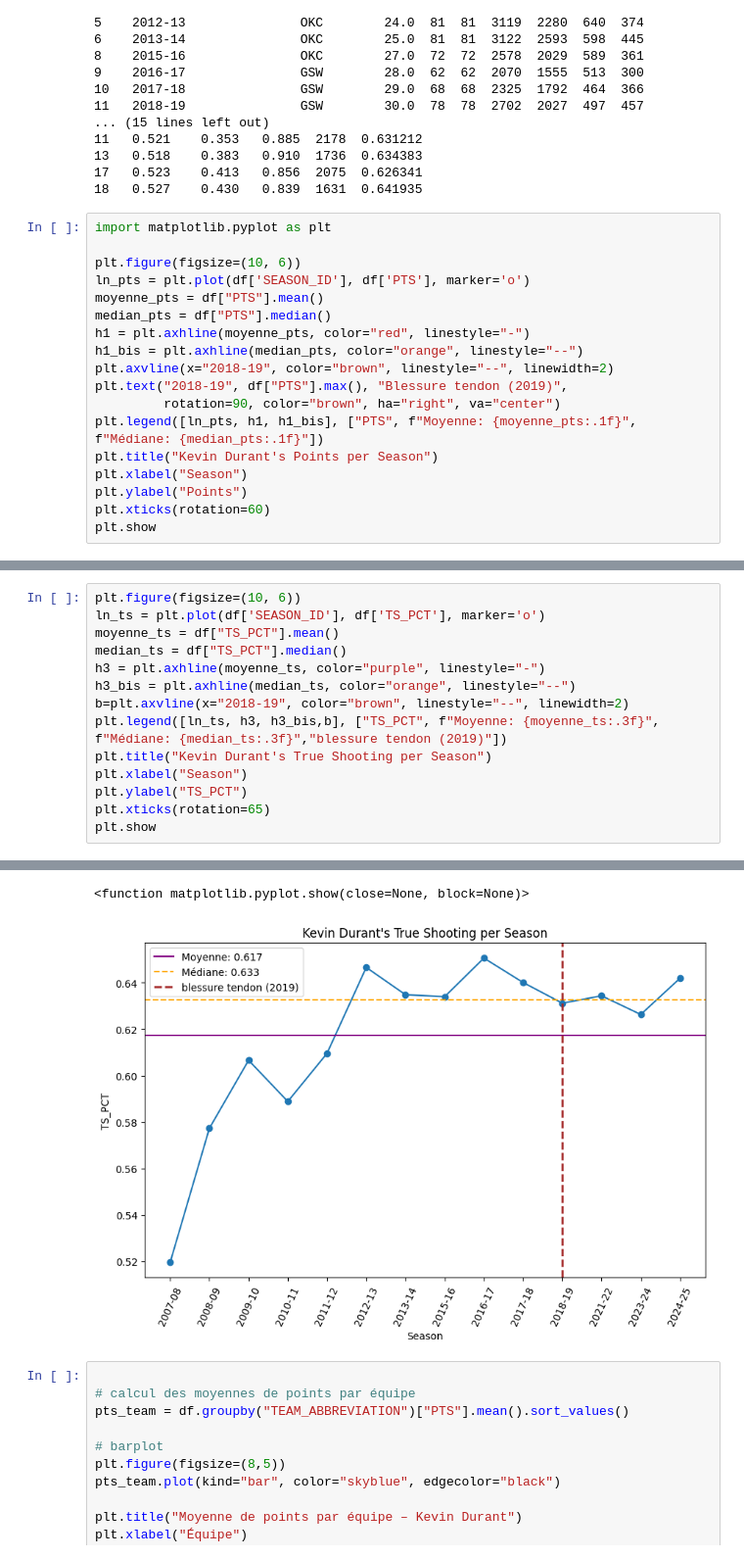
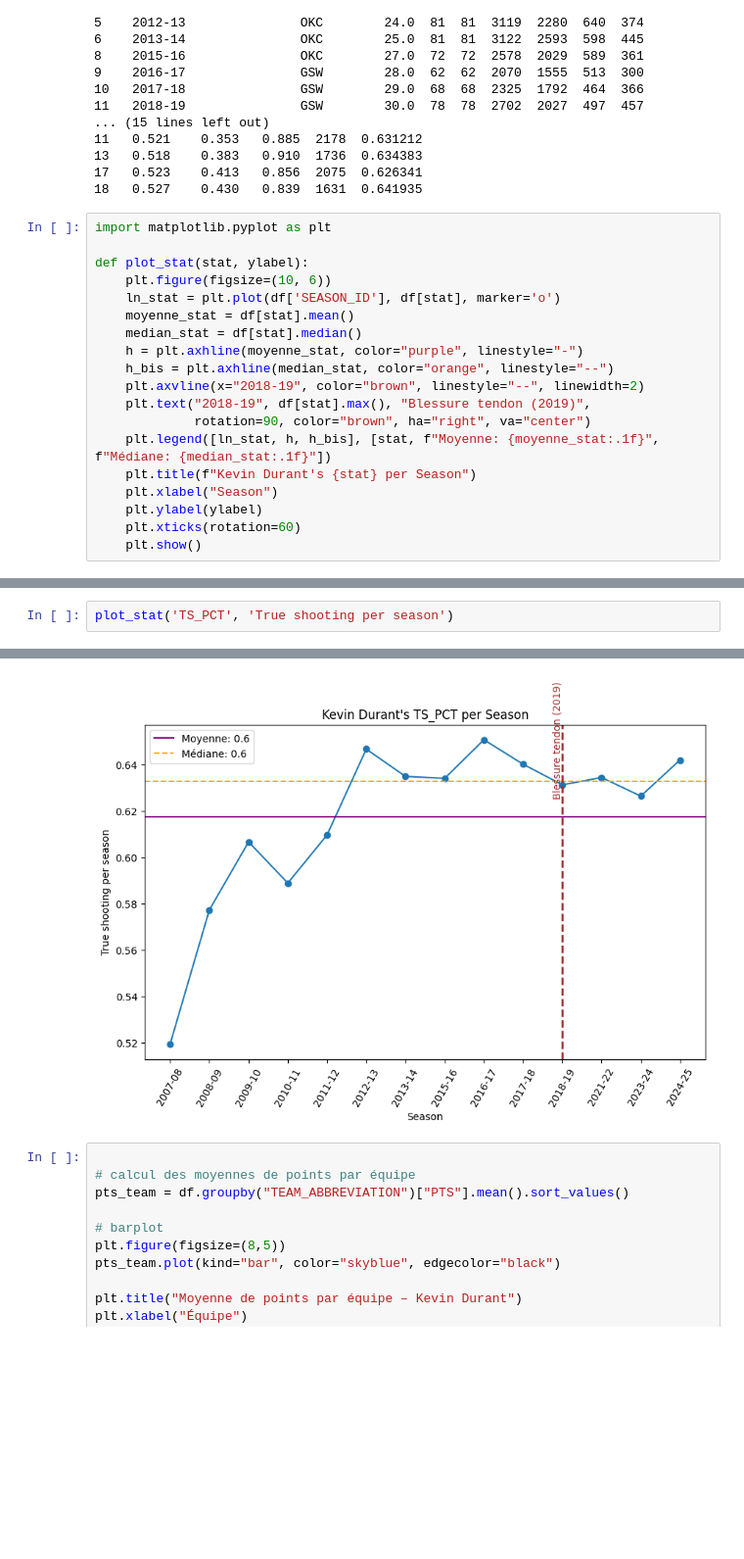
Before and after one commit to DevTounsi/nba-analytics, a Jupyter notebook: notebooks/02_eda.ipynb, the cells around one changed output, grey strips where cells are left out. Shown at 98% size. Saved outputs shown, nothing was run; the diff lists cells and outputs as text; blank space fills up the shorter version.

```diff
--- a/notebooks/02_eda.ipynb
+++ b/notebooks/02_eda.ipynb
@@ -25,18 +25,19 @@ print(df)
 # %%
 import matplotlib.pyplot as plt
 
-plt.figure(figsize=(10, 6))
-ln_pts = plt.plot(df['SEASON_ID'], df['PTS'], marker='o')
-moyenne_pts = df["PTS"].mean()
-median_pts = df["PTS"].median()
-h1 = plt.axhline(moyenne_pts, color="red", linestyle="-")
-h1_bis = plt.axhline(median_pts, color="orange", linestyle="--")
-plt.axvline(x="2018-19", color="brown", linestyle="--", linewidth=2)
-plt.text("2018-19", df["PTS"].max(), "Blessure tendon (2019)",
-         rotation=90, color="brown", ha="right", va="center")
-plt.legend([ln_pts, h1, h1_bis], ["PTS", f"Moyenne: {moyenne_pts:.1f}", f"Médiane: {median_pts:.1f}"])
-plt.title("Kevin Durant's Points per Season")
-plt.xlabel("Season")
-plt.ylabel("Points")
-plt.xticks(rotation=60)
-plt.show
+def plot_stat(stat, ylabel):
+    plt.figure(figsize=(10, 6))
+    ln_stat = plt.plot(df['SEASON_ID'], df[stat], marker='o')
+    moyenne_stat = df[stat].mean()
+    median_stat = df[stat].median()
+    h = plt.axhline(moyenne_stat, color="purple", linestyle="-")
+    h_bis = plt.axhline(median_stat, color="orange", linestyle="--")
+    plt.axvline(x="2018-19", color="brown", linestyle="--", linewidth=2)
+    plt.text("2018-19", df[stat].max(), "Blessure tendon (2019)",
+             rotation=90, color="brown", ha="right", va="center")
+    plt.legend([ln_stat, h, h_bis], [stat, f"Moyenne: {moyenne_stat:.1f}", f"Médiane: {median_stat:.1f}"])
+    plt.title(f"Kevin Durant's {stat} per Season")
+    plt.xlabel("Season")
+    plt.ylabel(ylabel)
+    plt.xticks(rotation=60)
+    plt.show()
@@ -71,17 +58,5 @@ See: https://matplotlib.org/stable/users/explain/axes/legend_guide.html#controll
 # %%
-plt.figure(figsize=(10, 6))
-ln_ts = plt.plot(df['SEASON_ID'], df['TS_PCT'], marker='o')
-moyenne_ts = df["TS_PCT"].mean()
-median_ts = df["TS_PCT"].median()
-h3 = plt.axhline(moyenne_ts, color="purple", linestyle="-")
-h3_bis = plt.axhline(median_ts, color="orange", linestyle="--")
-b=plt.axvline(x="2018-19", color="brown", linestyle="--", linewidth=2)
-plt.legend([ln_ts, h3, h3_bis,b], ["TS_PCT", f"Moyenne: {moyenne_ts:.3f}", f"Médiane: {median_ts:.3f}","blessure tendon (2019)"])
-plt.title("Kevin Durant's True Shooting per Season")
-plt.xlabel("Season")
-plt.ylabel("TS_PCT")
-plt.xticks(rotation=65)
-plt.show
+plot_stat('TS_PCT', 'True shooting per season')
 # %% [output]
 A proxy artist may be used instead.
 See: https://matplotlib.org/stable/users/explain/axes/legend_guide.html#controlling-the-legend-entries
@@ -89,5 +64,4 @@ See: https://matplotlib.org/stable/users/explain/axes/legend_guide.html#controll
-<function matplotlib.pyplot.show(close=None, block=None)>
-[figure, old version]
+[figure, new version]
 # %%
 
 # calcul des moyennes de points par équipe
```
Also changed, not shown: parts of 8 cells of this notebook, 2 other files.
